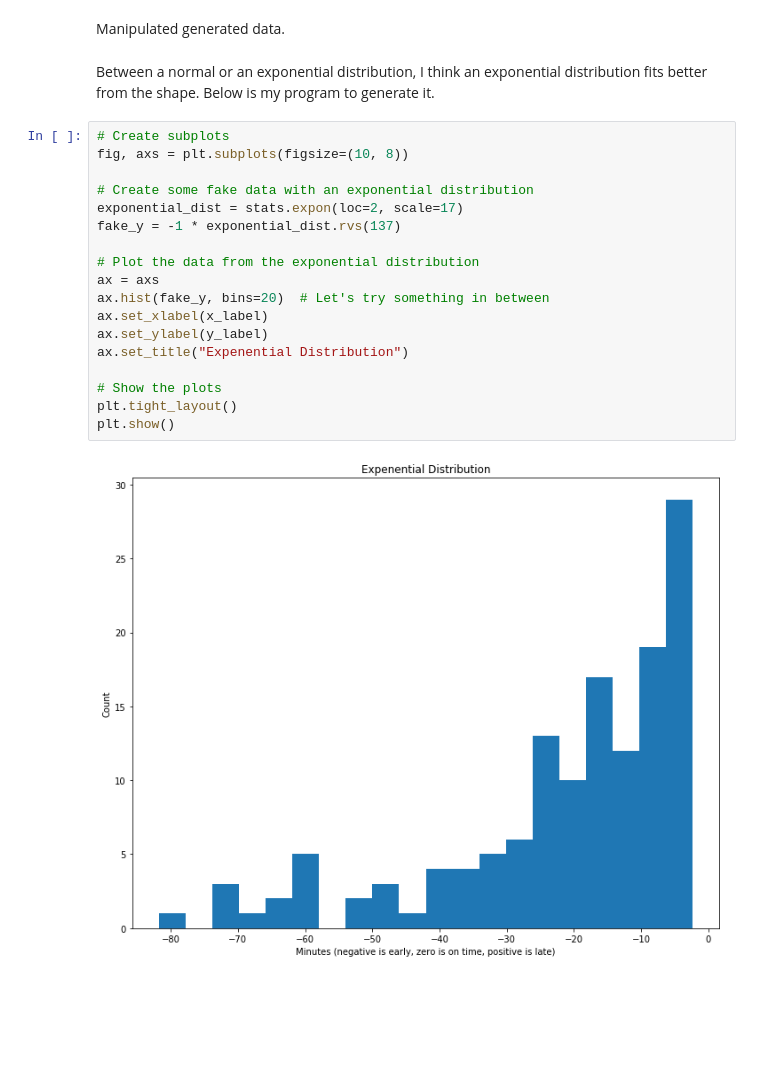
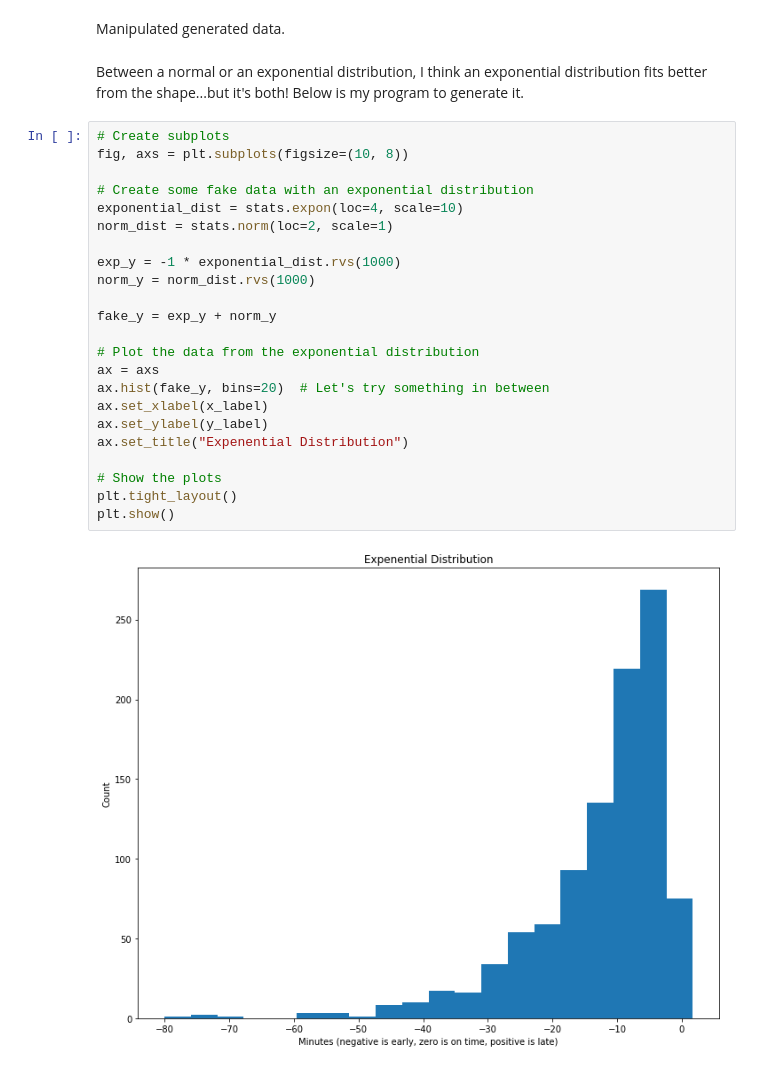
Before and after one commit to nkacoroski/ds-challenge-06_seattle-ds-career-040119, a Jupyter notebook: solution.ipynb, the cells around one changed output. Cells and saved outputs as stored; diff of their text form; blank space fills up the shorter version.

```diff
--- a/solution.ipynb
+++ b/solution.ipynb
@@ -76,24 +76,29 @@ plt.show()
 # %% [markdown]
 Manipulated generated data.
 # %% [markdown]
-Between a normal or an exponential distribution, I think an exponential distribution fits better from the shape. Below is my program to generate it.
+Between a normal or an exponential distribution, I think an exponential distribution fits better from the shape...but it's both! Below is my program to generate it.
 # %%
 # Create subplots
 fig, axs = plt.subplots(figsize=(10, 8))
 
 # Create some fake data with an exponential distribution
-exponential_dist = stats.expon(loc=2, scale=17)
-fake_y = -1 * exponential_dist.rvs(137)
+exponential_dist = stats.expon(loc=4, scale=10)
+norm_dist = stats.norm(loc=2, scale=1)
+
+exp_y = -1 * exponential_dist.rvs(1000)
+norm_y = norm_dist.rvs(1000)
+
+fake_y = exp_y + norm_y
 
 # Plot the data from the exponential distribution
 ax = axs
 ax.hist(fake_y, bins=20)  # Let's try something in between
 ax.set_xlabel(x_label)
 ax.set_ylabel(y_label)
 ax.set_title("Expenential Distribution")
 
 # Show the plots
 plt.tight_layout()
 plt.show()
 # %% [output]
-[figure, old version]
+[figure, new version]
```
Also changed, not shown: parts of 1 cell of this notebook.
